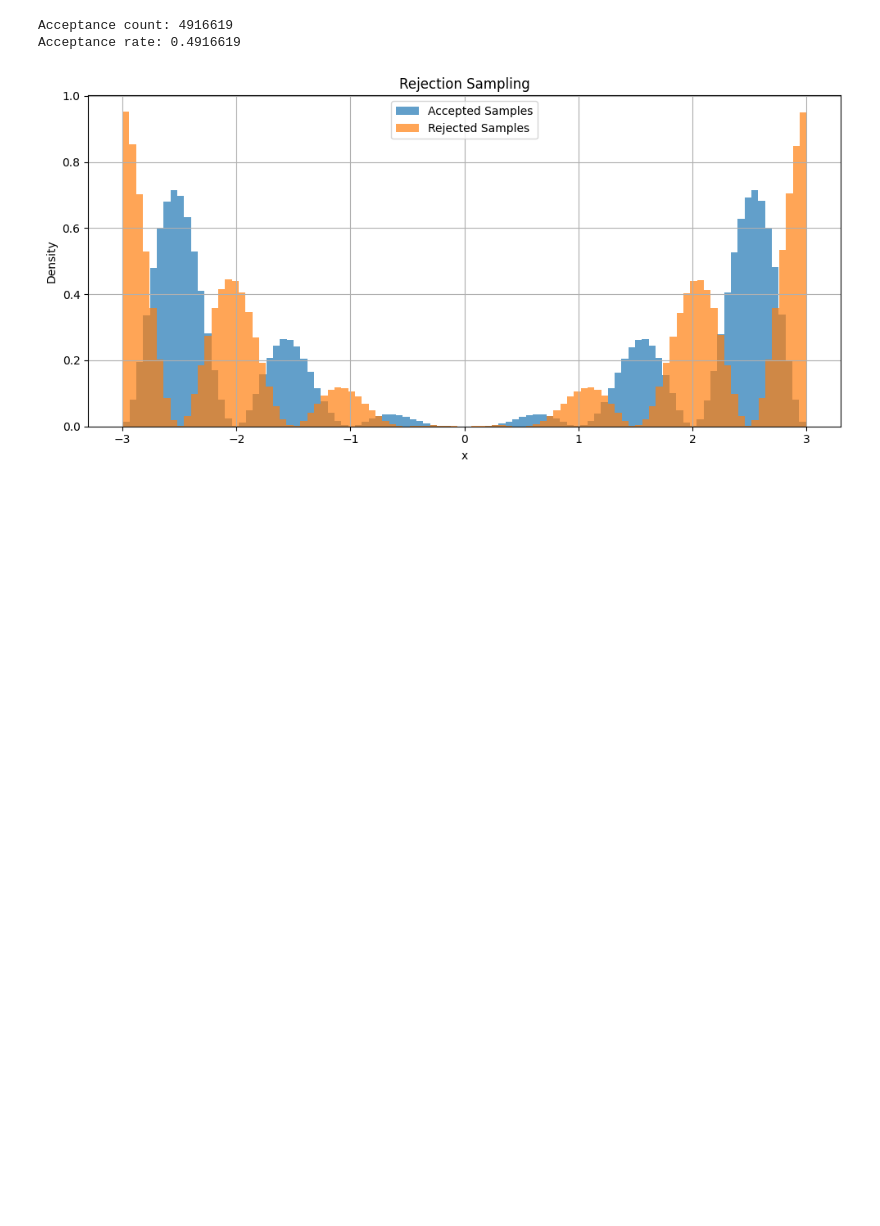
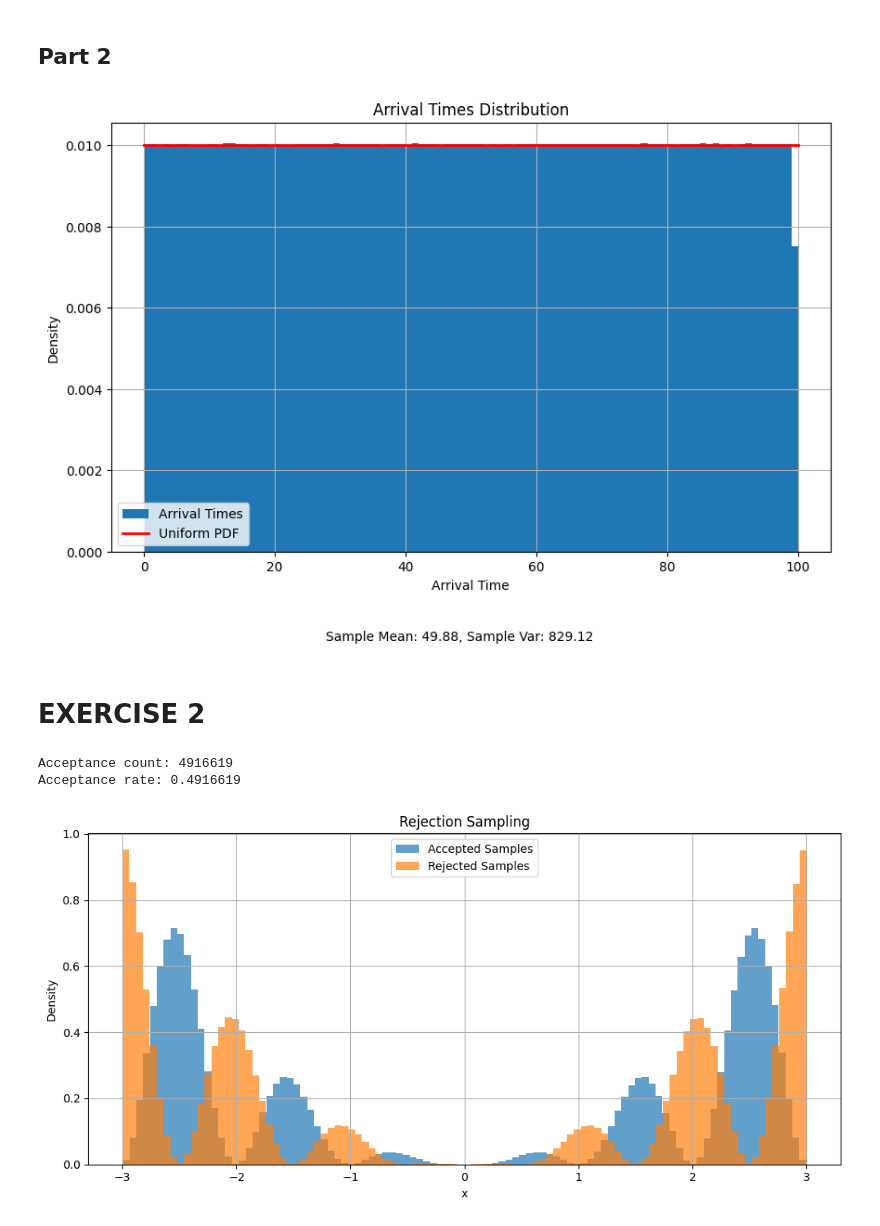
Before and after one commit to DaMole98/SPE-labs, a Jupyter notebook: HW-2/HW2.ipynb, the cells around one changed output. Drawn from its saved outputs; the diff is of its cells as text; code cells hidden in the pictures; blank space fills up the shorter version.

```diff
--- a/HW-2/HW2.ipynb
+++ b/HW-2/HW2.ipynb
@@ -6,0 +73,2 @@ import math
+# %% [markdown]
+## Part 2
@@ -7,3 +105,36 @@ import math
+# %%
+arrivals = get_arrival_times_from_exp(T, N, lam, repetitions)
+# arrivals = get_arrival_times_from_exp(T, N*repetitions, lam/repetitions)
+# %%
+mean = np.mean(arrivals)
+var = np.var(arrivals)
+
+
+# Plot the interarrival times distribution
+plt.figure(figsize=(10, 6))
+
+# Plot histogram of interarrival times
+plt.hist(arrivals, bins=100, density=True, label='Arrival Times')
+
+# Plot the theoretical PDF of the uniform distribution
+x = np.linspace(0, np.max(arrivals), 1000)
+plt.plot(x, stats.uniform.pdf(x, 0, T), 'r-', lw=2, label='Uniform PDF')
+
+plt.title(f'Arrival Times Distribution')
+plt.xlabel('Arrival Time')
+plt.ylabel('Density')
+plt.legend()
+plt.grid()
+
+# Add a text box with the mean and standard deviation
+fig = plt.gcf()
+fig.text(0.5, -0.05, f'Sample Mean: {mean:.2f}, Sample Var: {var:.2f}', ha='center')
+
+fig.show()
+# %% [output]
+[figure, added]
+# %% [markdown]
+# EXERCISE 2
 # %%
 A = 8.8480182
 # %%
```
Also changed, not shown: parts of 10 cells of this notebook, 1 other file.
